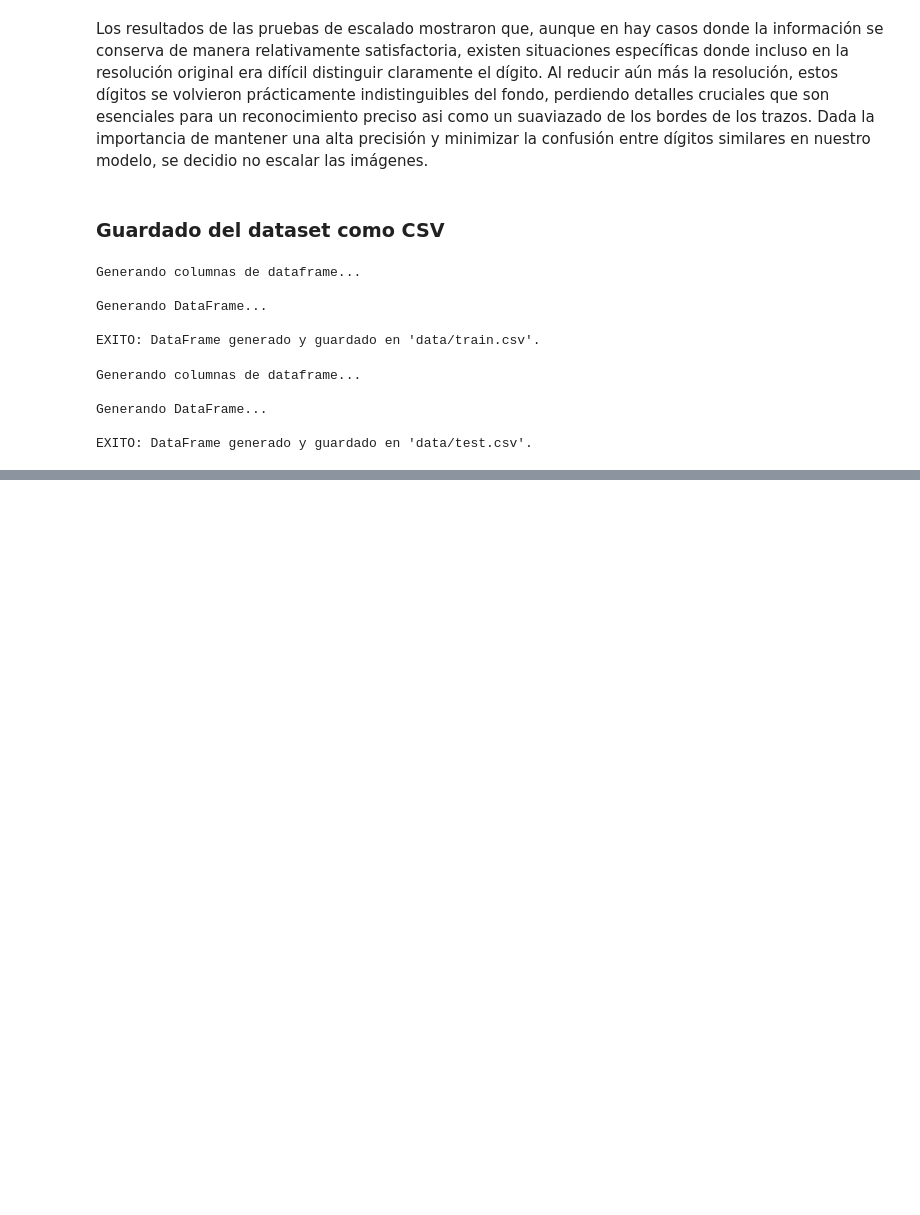
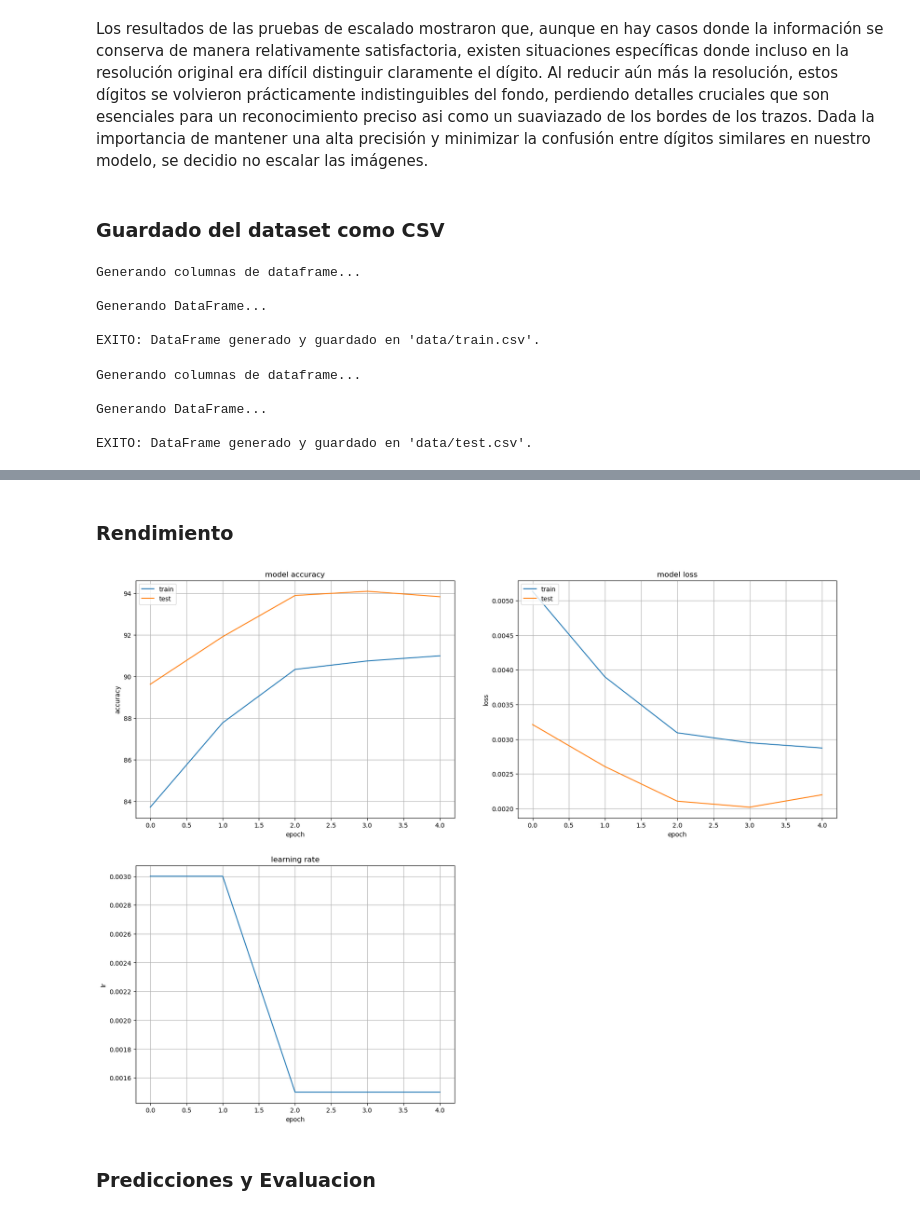
Before and after one commit to LeivaDiego/Lab4-DataScience, a Jupyter notebook: Lab4_CNN.ipynb, the cells around one changed output, grey strips where cells are left out. Cells and saved outputs as stored; diff of their text form; code cells hidden in the pictures; blank space fills up the shorter version.

Commit message:
CNN Model 1 completed
- Completed training and prediction with 1 cnn model
NOTE: Warnings need fixing

```diff
--- a/Lab4_CNN.ipynb
+++ b/Lab4_CNN.ipynb
@@ -621,0 +952,44 @@ EXITO: DataFrame generado y guardado en 'data/test.csv'.
+# %% [markdown]
+### Rendimiento
+# %%
+def plot_history():
+
+    plt.figure(figsize = (20,15))
+
+    plt.subplot(221)
+
+    # summarize history for accuracy
+    plt.plot(train_accuracy)
+    plt.plot(val_accuracy)
+    plt.title('model accuracy')
+    plt.ylabel('accuracy')
+    plt.xlabel('epoch')
+    plt.legend(['train', 'test'], loc='upper left')
+    plt.grid()
+
+
+    plt.subplot(222)
+    # summarize history for loss
+    plt.plot(train_loss)
+    plt.plot(val_loss)
+    plt.title('model loss')
+    plt.ylabel('loss')
+    plt.xlabel('epoch')
+    plt.legend(['train', 'test'], loc='upper left')
+    plt.grid()
+
+    plt.subplot(223)
+    # summarize history for lr
+    plt.plot(train_lr)
+    plt.title('learning rate')
+    plt.ylabel('lr')
+    plt.xlabel('epoch')
+    plt.grid()
+
+    plt.show()
+# %%
+plot_history()
+# %% [output]
+[figure, added]
+# %% [markdown]
+### Predicciones y Evaluacion
```
Also changed, not shown: parts of 19 cells of this notebook.
